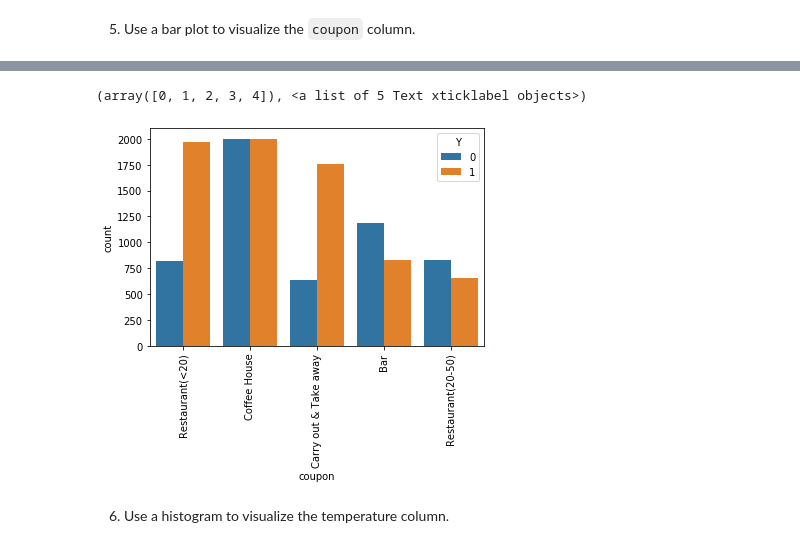
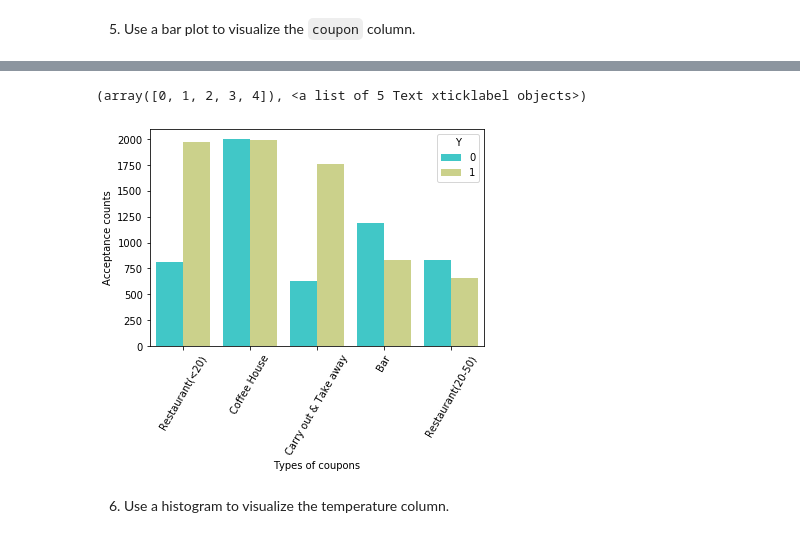
Before and after one commit to purnamididuddi/coupon_acceptance, a Jupyter notebook: coupon_analysis.ipynb, the cells around one changed output, grey strips where cells are left out. Saved outputs shown, nothing was run; the diff lists cells and outputs as text; code cells hidden in the pictures.

```diff
--- a/coupon_analysis.ipynb
+++ b/coupon_analysis.ipynb
@@ -300,9 +290,11 @@ data['coupon'].hist()
 # %%
-sns.countplot(data=data, x='coupon', hue='Y')
-plt.xticks(rotation=90)
+c=sns.countplot(data=data, x='coupon', hue='Y', palette='rainbow')
+c.set_xlabel('Types of coupons')
+c.set_ylabel('Acceptance counts')
+plt.xticks(rotation=60)
 # %% [output]
 (array([0, 1, 2, 3, 4]), <a list of 5 Text xticklabel objects>)
-[figure, old version]
+[figure, new version]
 # %% [markdown]
 6. Use a histogram to visualize the temperature column.
 # %%
```
Also changed, not shown: parts of 22 cells of this notebook, 1 other file.
